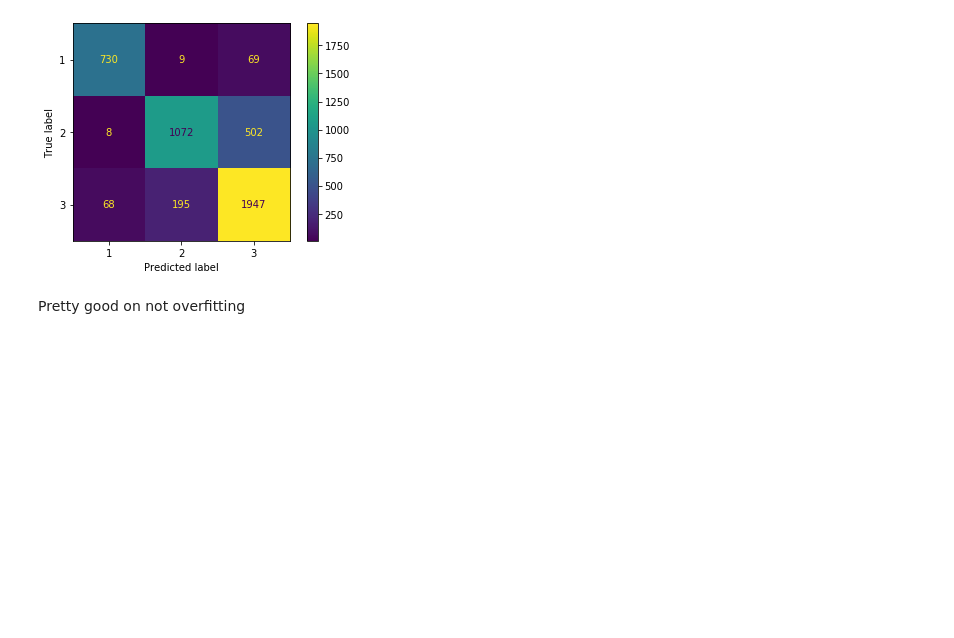
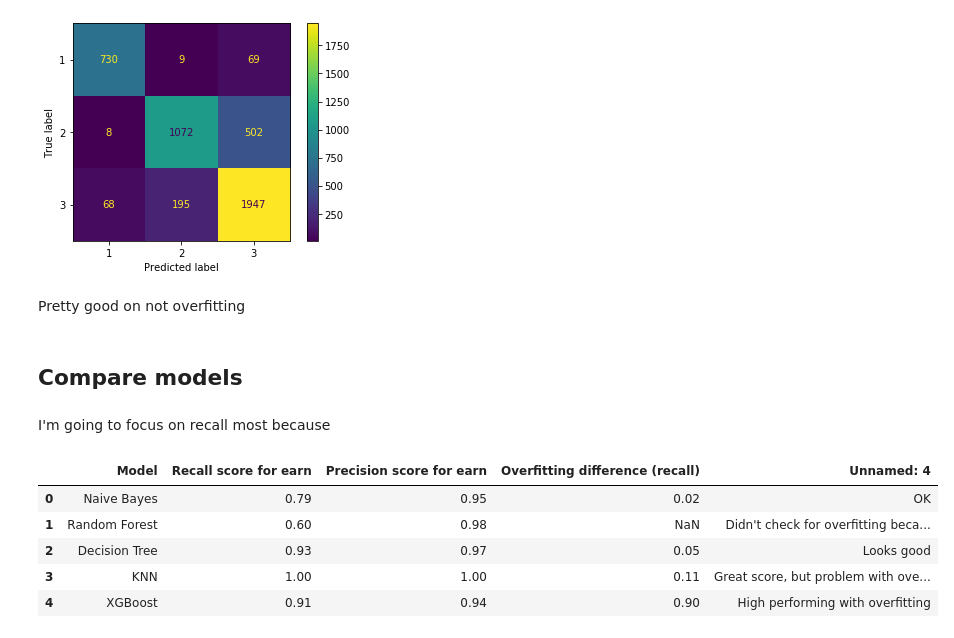
Before and after one commit to halpert3/reuters-nlp, a Jupyter notebook: 4-baseline_modeling.ipynb, the cells around one changed output. Cells and saved outputs as stored; diff of their text form; code cells hidden in the pictures; blank space fills up the shorter version.

Commit message:
modeling

```diff
--- a/4-baseline_modeling.ipynb
+++ b/4-baseline_modeling.ipynb
@@ -567,3 +567,18 @@ weighted avg       0.82      0.81      0.81      4600
 [figure]
 # %% [markdown]
 Pretty good on not overfitting
+# %% [markdown]
+## Compare models
+# %% [markdown]
+I'm going to focus on recall most because
+# %%
+model_chart = pd.read_csv('data_files/model_comparison2.csv')
+# %%
+model_chart
+# %% [output]
+|  | Model | Recall score for earn | Precision score for earn | Overfitting difference (recall) | Unnamed: 4 |
+| 0 | Naive Bayes | 0.79 | 0.95 | 0.02 | OK |
+| 1 | Random Forest | 0.60 | 0.98 | NaN | Didn't check for overfitting beca... |
+| 2 | Decision Tree | 0.93 | 0.97 | 0.05 | Looks good |
+| 3 | KNN | 1.00 | 1.00 | 0.11 | Great score, but problem with ove... |
+| 4 | XGBoost | 0.91 | 0.94 | 0.90 | High performing with overfitting |
```
Also changed, not shown: parts of 5 cells of this notebook, 3 other files.
